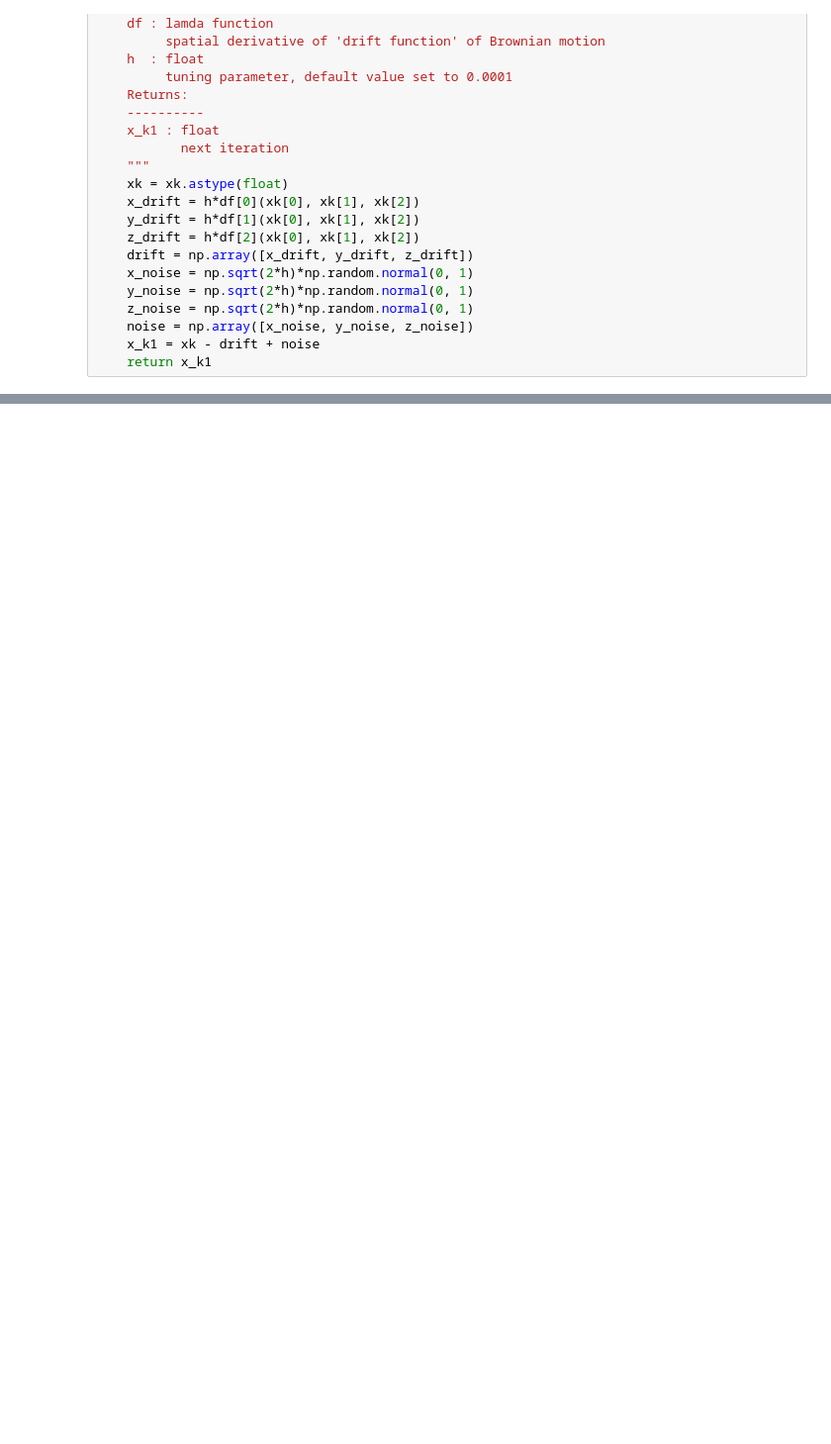
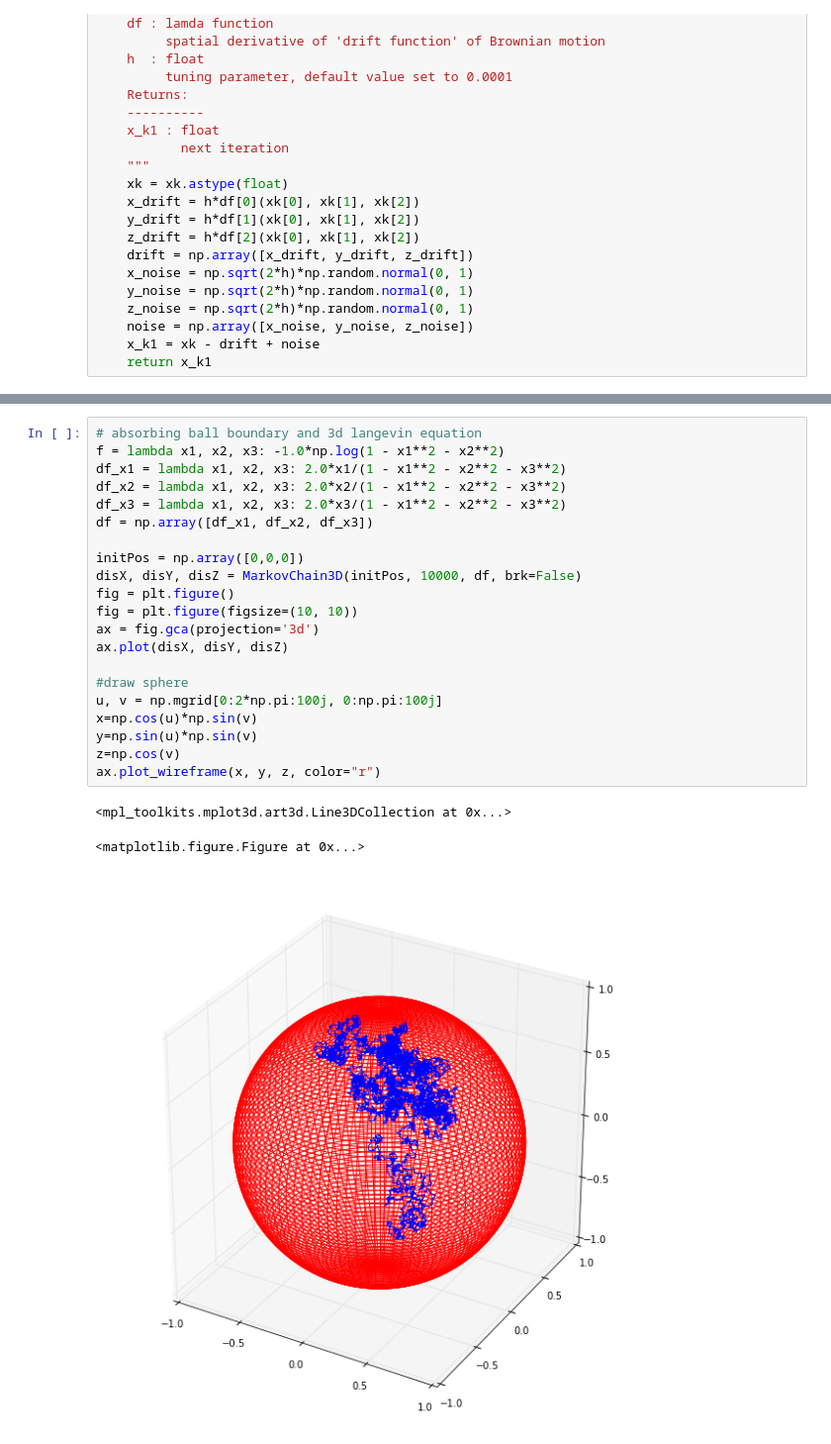
Before and after one commit to nishalad95/Langevin-MC-Markov-Model, a Jupyter notebook: Langevin Monte Carlo Test.ipynb, the cells around one changed output, grey strips where cells are left out. Shown at 99% size. Cells and saved outputs as stored; diff of their text form; blank space fills up the shorter version.

```diff
--- a/Langevin Monte Carlo Test.ipynb
+++ b/Langevin Monte Carlo Test.ipynb
@@ -245 +275,26 @@ ax.plot_wireframe(x, y, z, color="r")
+# %%
+# absorbing ball boundary and 3d langevin equation
+f = lambda x1, x2, x3: -1.0*np.log(1 - x1**2 - x2**2)
+df_x1 = lambda x1, x2, x3: 2.0*x1/(1 - x1**2 - x2**2 - x3**2)
+df_x2 = lambda x1, x2, x3: 2.0*x2/(1 - x1**2 - x2**2 - x3**2)
+df_x3 = lambda x1, x2, x3: 2.0*x3/(1 - x1**2 - x2**2 - x3**2)
+df = np.array([df_x1, df_x2, df_x3])
+
+initPos = np.array([0,0,0])
+disX, disY, disZ = MarkovChain3D(initPos, 10000, df, brk=False)
+fig = plt.figure()
+fig = plt.figure(figsize=(10, 10))
+ax = fig.gca(projection='3d')
+ax.plot(disX, disY, disZ)
+
+#draw sphere
+u, v = np.mgrid[0:2*np.pi:100j, 0:np.pi:100j]
+x=np.cos(u)*np.sin(v)
+y=np.sin(u)*np.sin(v)
+z=np.cos(v)
+ax.plot_wireframe(x, y, z, color="r")
+# %% [output]
+<mpl_toolkits.mplot3d.art3d.Line3DCollection at 0x...>
+<matplotlib.figure.Figure at 0x...>
+[figure, added]
 # %%
```
Also changed, not shown: parts of 10 cells of this notebook.
